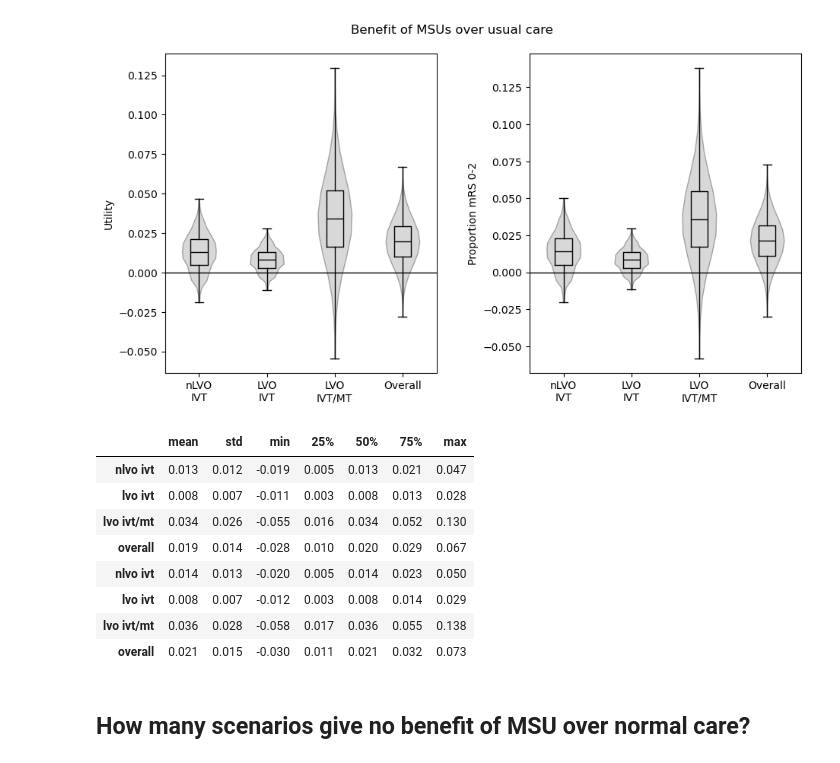
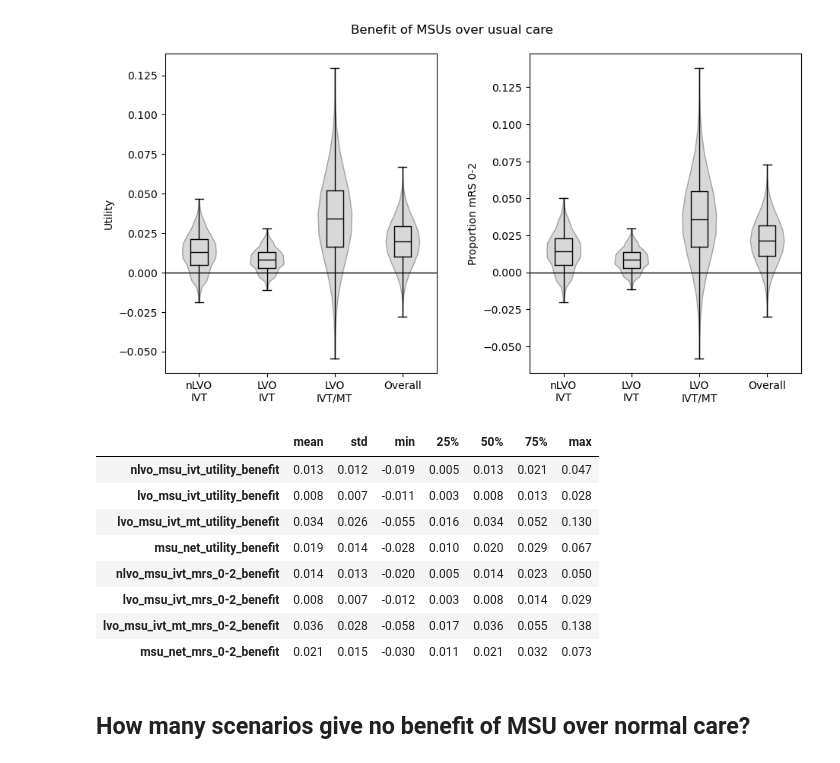
Before and after one commit to stroke-modelling/muster2, a Jupyter notebook: scenario_analysis/scenario_1_analysis.ipynb, the cells around one changed output. Saved outputs shown, nothing was run; the diff lists cells and outputs as text; code cells hidden in the pictures.

```diff
--- a/scenario_analysis/scenario_1_analysis.ipynb
+++ b/scenario_analysis/scenario_1_analysis.ipynb
@@ -142,6 +142,17 @@ results_cols_utility = [
 ]
 
 results_cols_mrs = [
+    'nlvo_msu_ivt_mrs_0-2_benefit',
+    'lvo_msu_ivt_mrs_0-2_benefit',
+    'lvo_msu_ivt_mt_mrs_0-2_benefit',
+    'msu_net_mrs_0-2_benefit'
+]
+
+results_cols = [
+    'nlvo_msu_ivt_utility_benefit',
+    'lvo_msu_ivt_utility_benefit',
+    'lvo_msu_ivt_mt_utility_benefit',
+    'msu_net_utility_benefit',
     'nlvo_msu_ivt_mrs_0-2_benefit',
     'lvo_msu_ivt_mrs_0-2_benefit',
     'lvo_msu_ivt_mt_mrs_0-2_benefit',
@@ -215,22 +226,22 @@ plt.show()
 # %%
 summary = results[results_cols].describe().T
 # Rename rows
-summary.rename(index=rename_dict, inplace=True)
+#summary.rename(index=rename_dict, inplace=True)
 summary = summary.round(3)
 # Remove count
 summary.drop('count', axis=1, inplace=True)
 summary.to_csv('scenario_results_summary.csv', index_label='Result')
 summary
 # %% [output]
 |  | mean | std | min | 25% | 50% | 75% | max |
-| nlvo ivt | 0.013 | 0.012 | -0.019 | 0.005 | 0.013 | 0.021 | 0.047 |
-| lvo ivt | 0.008 | 0.007 | -0.011 | 0.003 | 0.008 | 0.013 | 0.028 |
-| lvo ivt/mt | 0.034 | 0.026 | -0.055 | 0.016 | 0.034 | 0.052 | 0.130 |
-| overall | 0.019 | 0.014 | -0.028 | 0.010 | 0.020 | 0.029 | 0.067 |
-| nlvo ivt | 0.014 | 0.013 | -0.020 | 0.005 | 0.014 | 0.023 | 0.050 |
-| lvo ivt | 0.008 | 0.007 | -0.012 | 0.003 | 0.008 | 0.014 | 0.029 |
-| lvo ivt/mt | 0.036 | 0.028 | -0.058 | 0.017 | 0.036 | 0.055 | 0.138 |
-| overall | 0.021 | 0.015 | -0.030 | 0.011 | 0.021 | 0.032 | 0.073 |
+| nlvo_msu_ivt_utility_benefit | 0.013 | 0.012 | -0.019 | 0.005 | 0.013 | 0.021 | 0.047 |
+| lvo_msu_ivt_utility_benefit | 0.008 | 0.007 | -0.011 | 0.003 | 0.008 | 0.013 | 0.028 |
+| lvo_msu_ivt_mt_utility_benefit | 0.034 | 0.026 | -0.055 | 0.016 | 0.034 | 0.052 | 0.130 |
+| msu_net_utility_benefit | 0.019 | 0.014 | -0.028 | 0.010 | 0.020 | 0.029 | 0.067 |
+| nlvo_msu_ivt_mrs_0-2_benefit | 0.014 | 0.013 | -0.020 | 0.005 | 0.014 | 0.023 | 0.050 |
+| lvo_msu_ivt_mrs_0-2_benefit | 0.008 | 0.007 | -0.012 | 0.003 | 0.008 | 0.014 | 0.029 |
+| lvo_msu_ivt_mt_mrs_0-2_benefit | 0.036 | 0.028 | -0.058 | 0.017 | 0.036 | 0.055 | 0.138 |
+| msu_net_mrs_0-2_benefit | 0.021 | 0.015 | -0.030 | 0.011 | 0.021 | 0.032 | 0.073 |
 # %% [markdown]
 ## How many scenarios give no benefit of MSU over normal care?
 # %%
```
Also changed, not shown: parts of 7 cells of this notebook, 3 other files.
